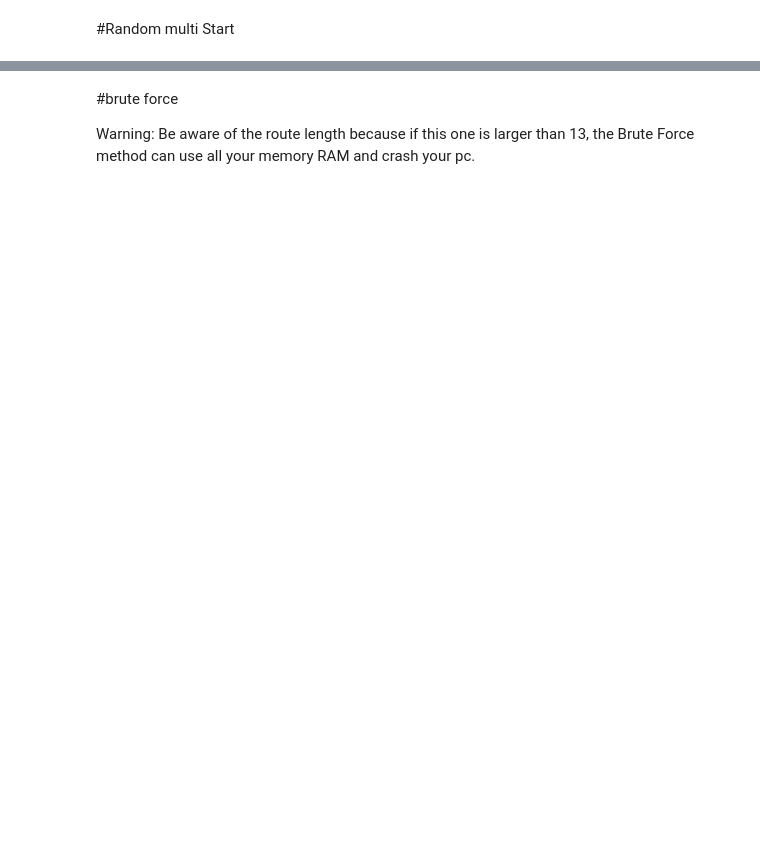
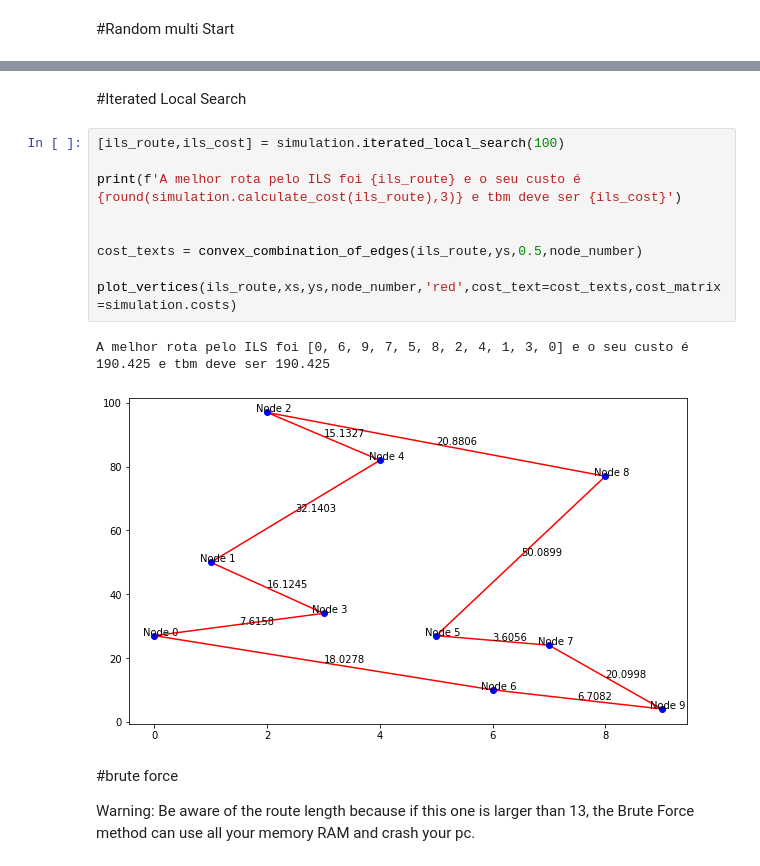
Before and after one commit to HerbertHipolito/Travelling-Salesman, a Jupyter notebook: traveling_salesman.ipynb, the cells around one changed output, grey strips where cells are left out. Cells and saved outputs as stored; diff of their text form; blank space fills up the shorter version.

```diff
--- a/traveling_salesman.ipynb
+++ b/traveling_salesman.ipynb
@@ -406,3 +420,17 @@ A melhor solução gerada pelo RMS foi [6, 4, 8, 7, 1, 0, 5, 2, 3, 6] e o seu cu
+# %% [markdown]
+#Iterated Local Search
+# %%
+[ils_route,ils_cost] = simulation.iterated_local_search(100)
+
+print(f'A melhor rota pelo ILS foi {ils_route} e o seu custo é {round(simulation.calculate_cost(ils_route),3)} e tbm deve ser {ils_cost}')
+
+
+cost_texts = convex_combination_of_edges(ils_route,ys,0.5,node_number)
+
+plot_vertices(ils_route,xs,ys,node_number,'red',cost_text=cost_texts,cost_matrix=simulation.costs)
+# %% [output]
+A melhor rota pelo ILS foi [0, 6, 9, 7, 5, 8, 2, 4, 1, 3, 0] e o seu custo é 190.425 e tbm deve ser 190.425
+[figure, added]
 # %% [markdown]
 #brute force
 
```
Also changed, not shown: parts of 8 cells of this notebook.
